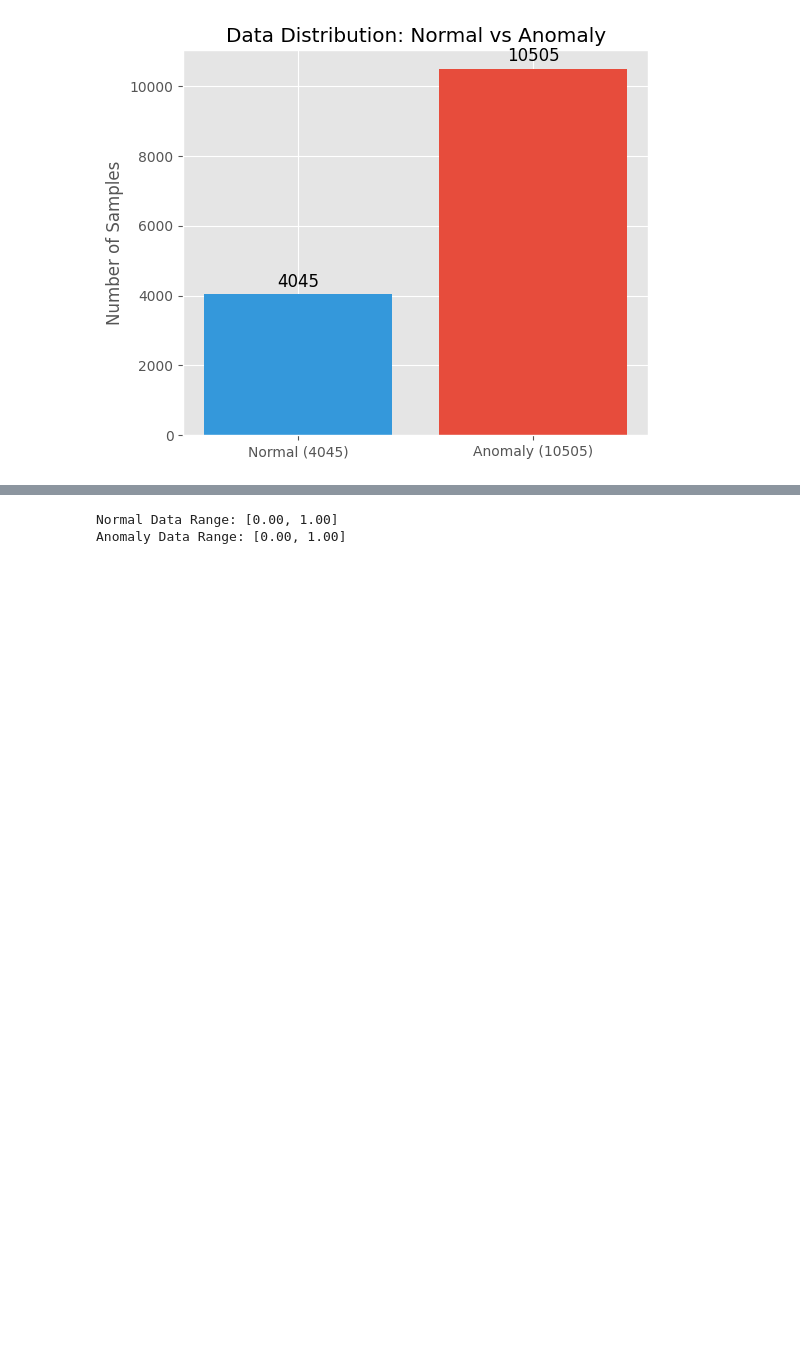
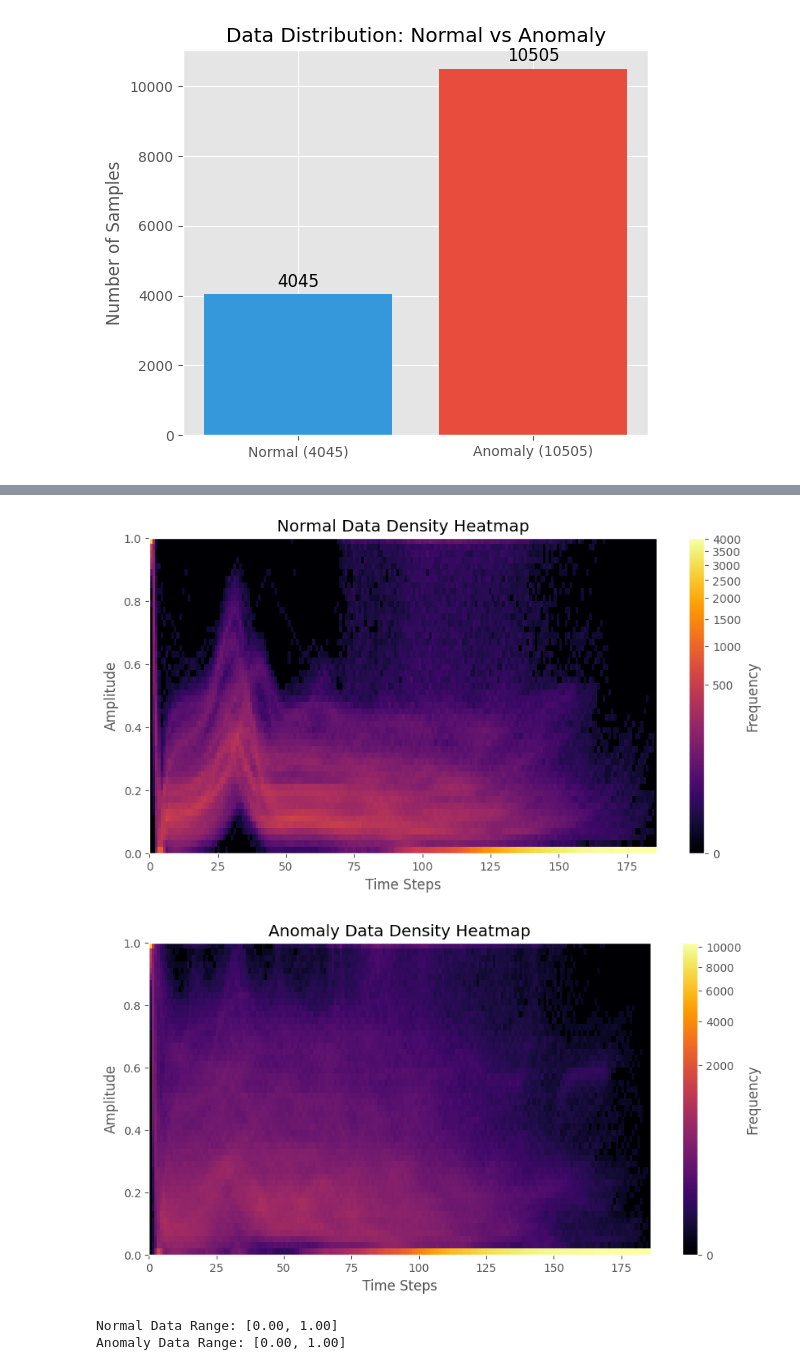
Before and after one commit to Makiato1999/ECG-Detector, a Jupyter notebook: anomaly_detection_cnn_autoencoders.ipynb, the cells around one changed output, grey strips where cells are left out. Cells and saved outputs as stored; diff of their text form; code cells hidden in the pictures; blank space fills up the shorter version.

```diff
--- a/anomaly_detection_cnn_autoencoders.ipynb
+++ b/anomaly_detection_cnn_autoencoders.ipynb
@@ -127,3 +212,35 @@ plt.show()
+# %%
+'''
+热力密度图 (2D Density Heatmap)
+
+把所有心跳重叠在一起，哪个地方经过的线最多，哪个地方就最亮。
+Normal 图：你应该能看到两个非常亮的红/黄色斑点（一个在左边，一个在中间）。这就完美证明了“Normal 数据有两种对齐模式”。
+Anomaly 图：应该是一片雾蒙蒙的，没有特别集中的亮斑。
+'''
+import matplotlib.colors as mcolors
+
+def plot_density_heatmap(df, title):
+    # 准备数据：把 x 轴 (0-186) 和 y 轴 (数值) 摊平
+    x = np.tile(np.arange(187), len(df))
+    y = df.values.flatten()
+
+    plt.figure(figsize=(10, 5))
+    # 使用 hist2d 画热力图，bins 设置分辨率
+    plt.hist2d(x, y, bins=[187, 50], cmap='inferno', norm=mcolors.PowerNorm(0.3))
+    plt.colorbar(label='Frequency')
+    plt.title(f"{title} Density Heatmap")
+    plt.xlabel("Time Steps")
+    plt.ylabel("Amplitude")
+    plt.show()
+
+# 画 Normal 的热力图
+plot_density_heatmap(normal_df, "Normal Data")
+
+# 画 Anomaly 的热力图
+plot_density_heatmap(anomaly_df, "Anomaly Data")
+# %% [output]
+[figure, added]
+[figure, added]
 # %%
 '''
 数据已归一化至 [0, 1] 区间，且分布集中。这决定了我们的 Autoencoder 将使用 Sigmoid 激活函数作为输出层
```
Also changed, not shown: parts of 15 cells of this notebook.
